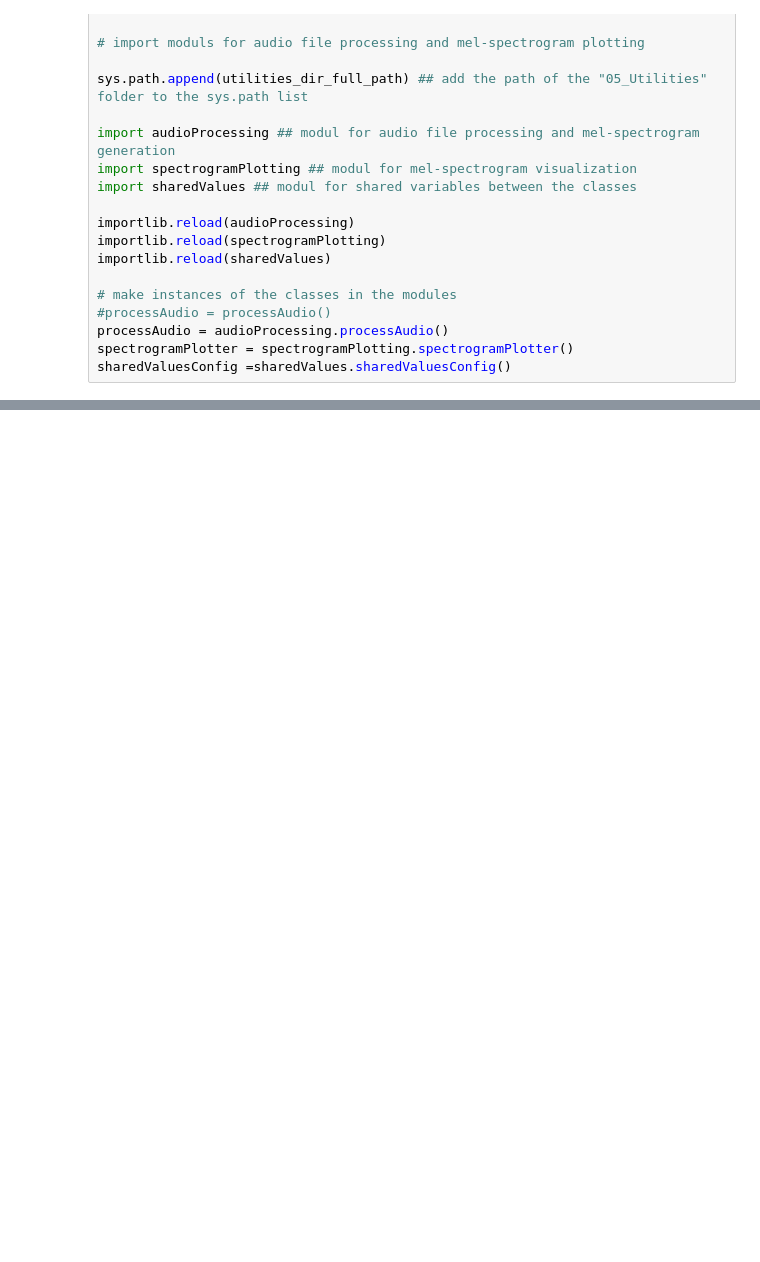
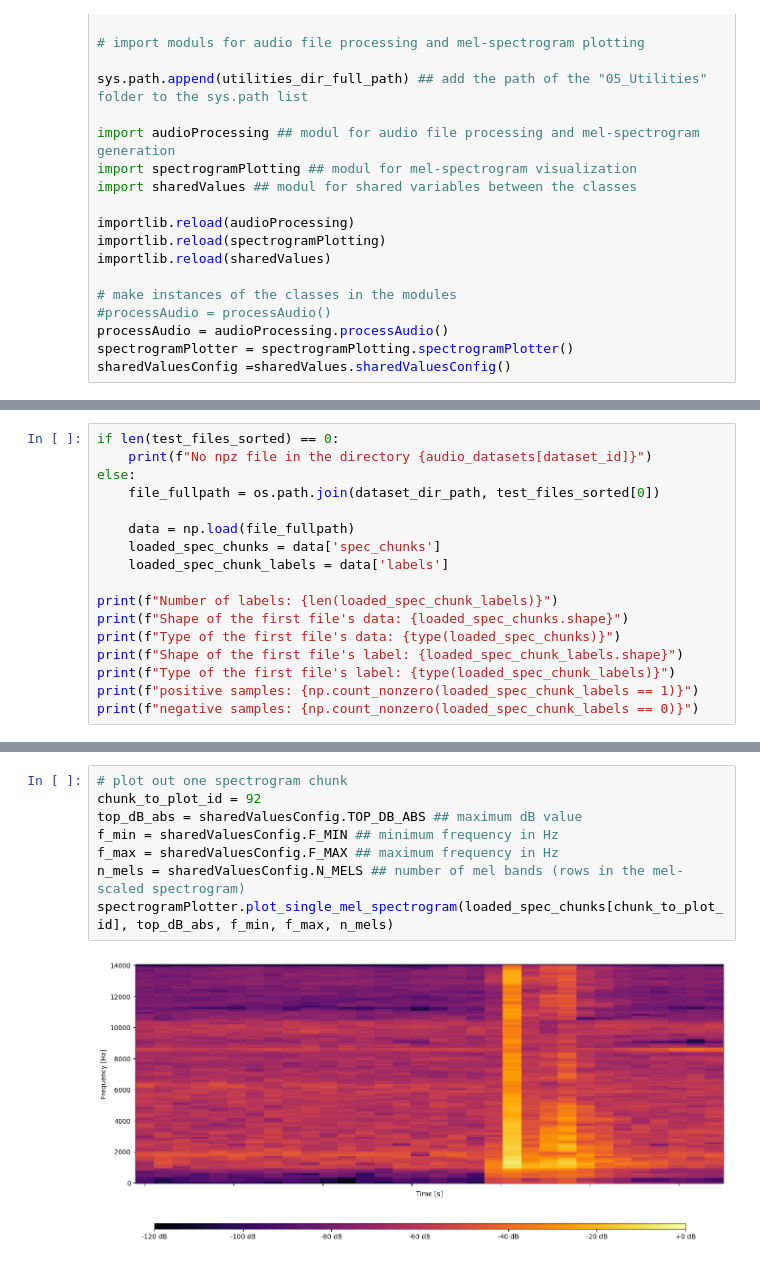
Before and after one commit to matteoseidl/Electrical_Connector_Click-Event_Detection, a Jupyter notebook: 06_Detection_Test/detectionOnTestData.ipynb, the cells around one changed output, grey strips where cells are left out. Drawn from its saved outputs; the diff is of its cells as text; blank space fills up the shorter version.

```diff
--- a/06_Detection_Test/detectionOnTestData.ipynb
+++ b/06_Detection_Test/detectionOnTestData.ipynb
@@ -36,0 +234,17 @@ sharedValuesConfig =sharedValues.sharedValuesConfig()
+# %%
+if len(test_files_sorted) == 0:
+    print(f"No npz file in the directory {audio_datasets[dataset_id]}")
+else:
+    file_fullpath = os.path.join(dataset_dir_path, test_files_sorted[0])
+
+    data = np.load(file_fullpath)
+    loaded_spec_chunks = data['spec_chunks']
+    loaded_spec_chunk_labels = data['labels']
+
+print(f"Number of labels: {len(loaded_spec_chunk_labels)}")
+print(f"Shape of the first file's data: {loaded_spec_chunks.shape}")
+print(f"Type of the first file's data: {type(loaded_spec_chunks)}")
+print(f"Shape of the first file's label: {loaded_spec_chunk_labels.shape}")
+print(f"Type of the first file's label: {type(loaded_spec_chunk_labels)}")
+print(f"positive samples: {np.count_nonzero(loaded_spec_chunk_labels == 1)}")
+print(f"negative samples: {np.count_nonzero(loaded_spec_chunk_labels == 0)}")
@@ -36,0 +358,10 @@ sharedValuesConfig =sharedValues.sharedValuesConfig()
+# %%
+# plot out one spectrogram chunk
+chunk_to_plot_id = 92
+top_dB_abs = sharedValuesConfig.TOP_DB_ABS ## maximum dB value
+f_min = sharedValuesConfig.F_MIN ## minimum frequency in Hz
+f_max = sharedValuesConfig.F_MAX ## maximum frequency in Hz
+n_mels = sharedValuesConfig.N_MELS ## number of mel bands (rows in the mel-scaled spectrogram)
+spectrogramPlotter.plot_single_mel_spectrogram(loaded_spec_chunks[chunk_to_plot_id], top_dB_abs, f_min, f_max, n_mels)
+# %% [output]
+[figure, added]
```
Also changed, not shown: parts of 14 cells of this notebook.
